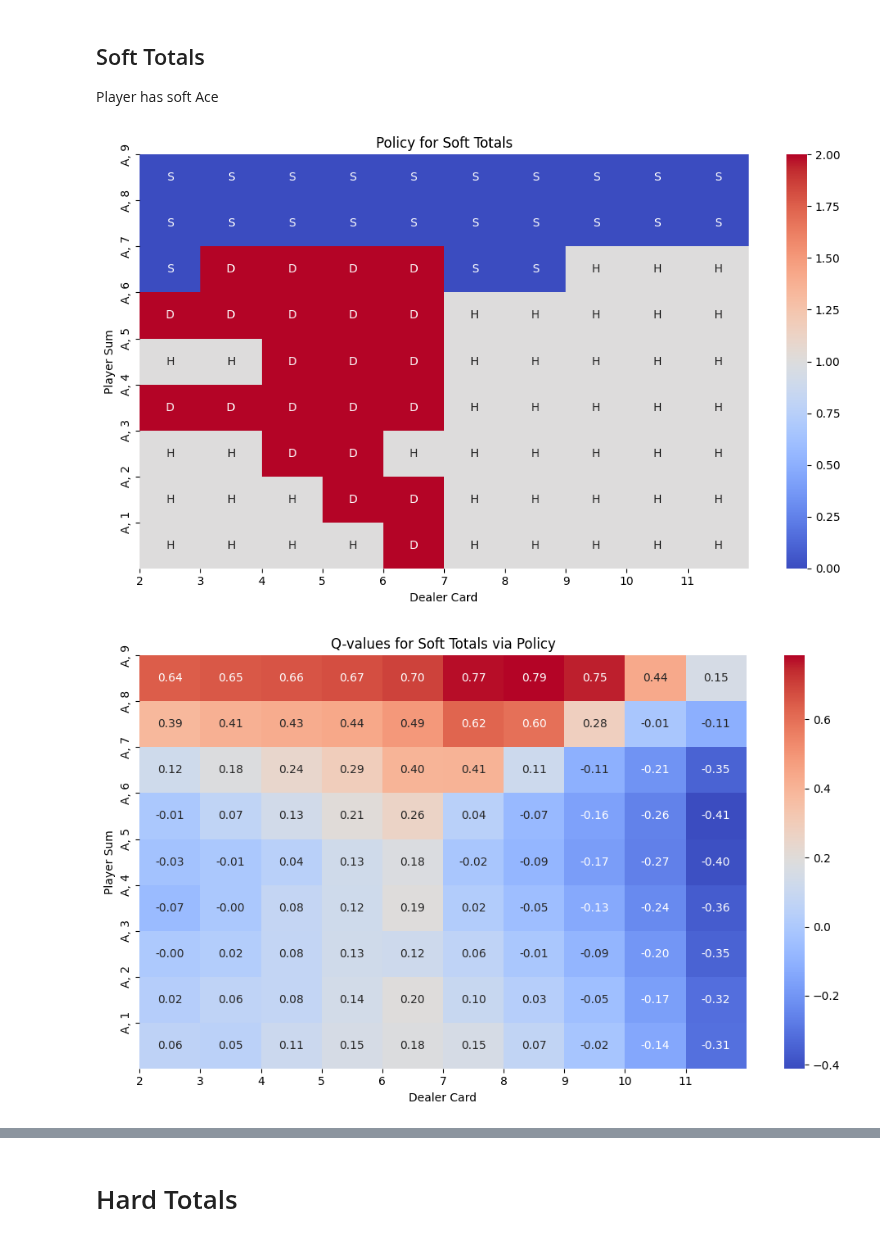
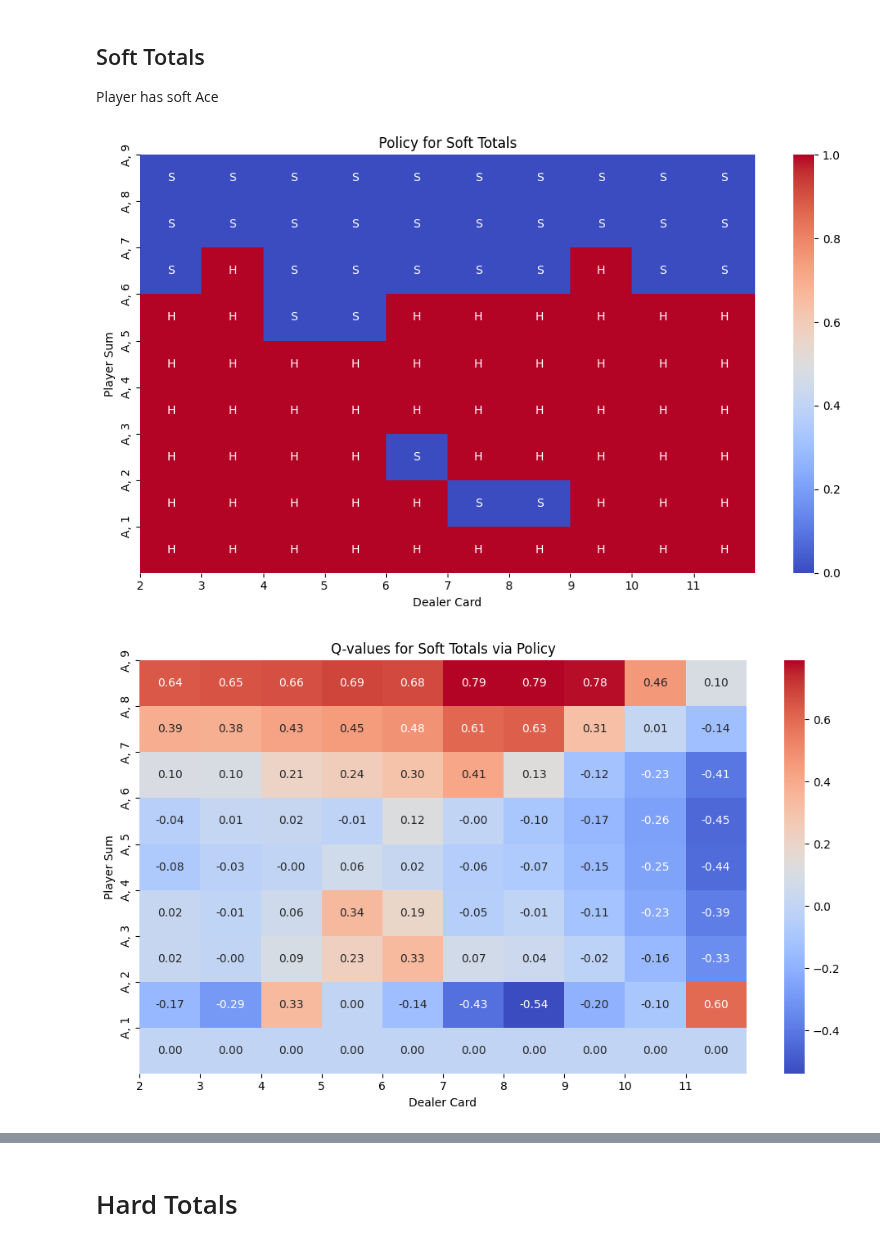
Before and after one commit to Horizon-42/black_jack, a Jupyter notebook: analysis.ipynb, the cells around one changed output, grey strips where cells are left out. Cells and saved outputs as stored; diff of their text form; code cells hidden in the pictures.

```diff
--- a/analysis.ipynb
+++ b/analysis.ipynb
@@ -59,6 +33,9 @@ print(Q)
 # Show Optimal Policy
 ## Split Policy
 # %%
+from train_mc import load_agent
+policy, Q = load_agent("MCEp_StandHitDoubleSplit_Pretrained1")
+
 # plot_split_policy(policy)
 plot_policy_and_Q(Q,policy, ChartName.Split, True)
 # %% [output]
@@ -68,7 +45,7 @@ plot_policy_and_Q(Q,policy, ChartName.Split, True)
 ## Soft Totals
 Player has soft Ace
 # %%
-plot_policy_and_Q(Q,policy, ChartName.SoftTotals, can_double=True)
+plot_policy_and_Q(Q,policy, ChartName.SoftTotals, can_double=False)
 # %% [output]
-[figure, old version]
+[figure, new version]
-[figure, old version]
+[figure, new version]
```
Also changed, not shown: parts of 8 cells of this notebook, 4 other files.
